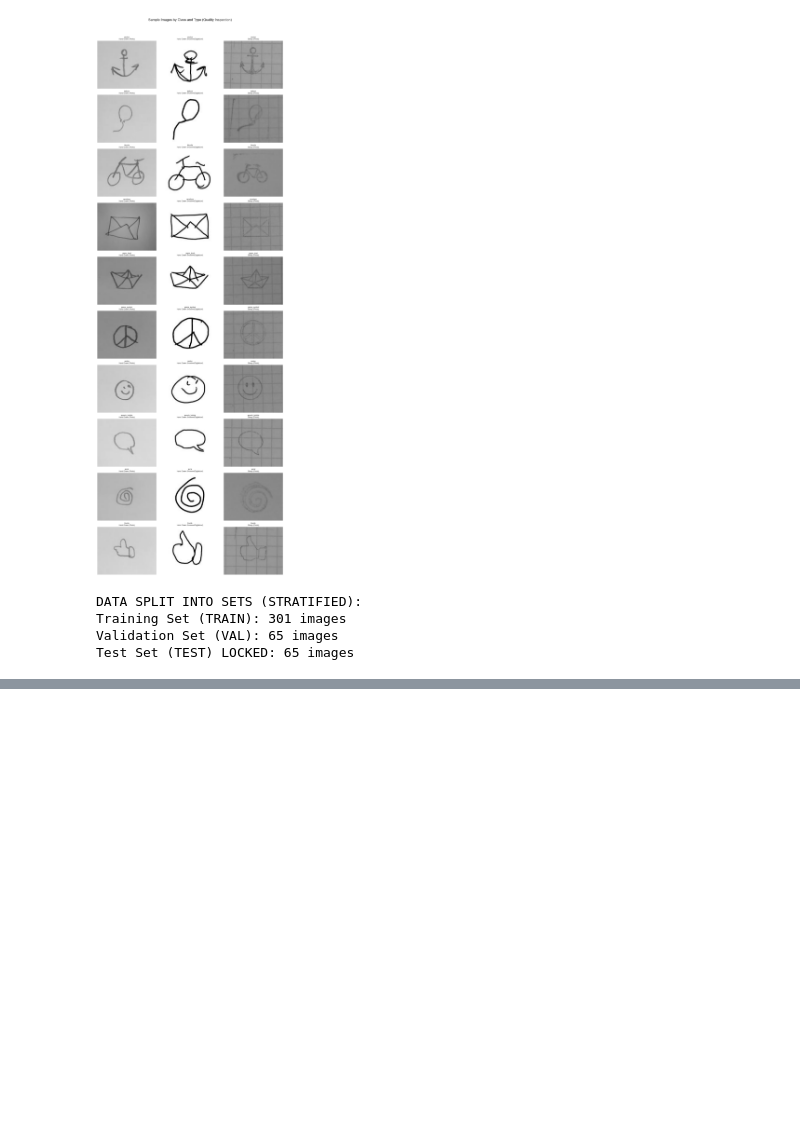
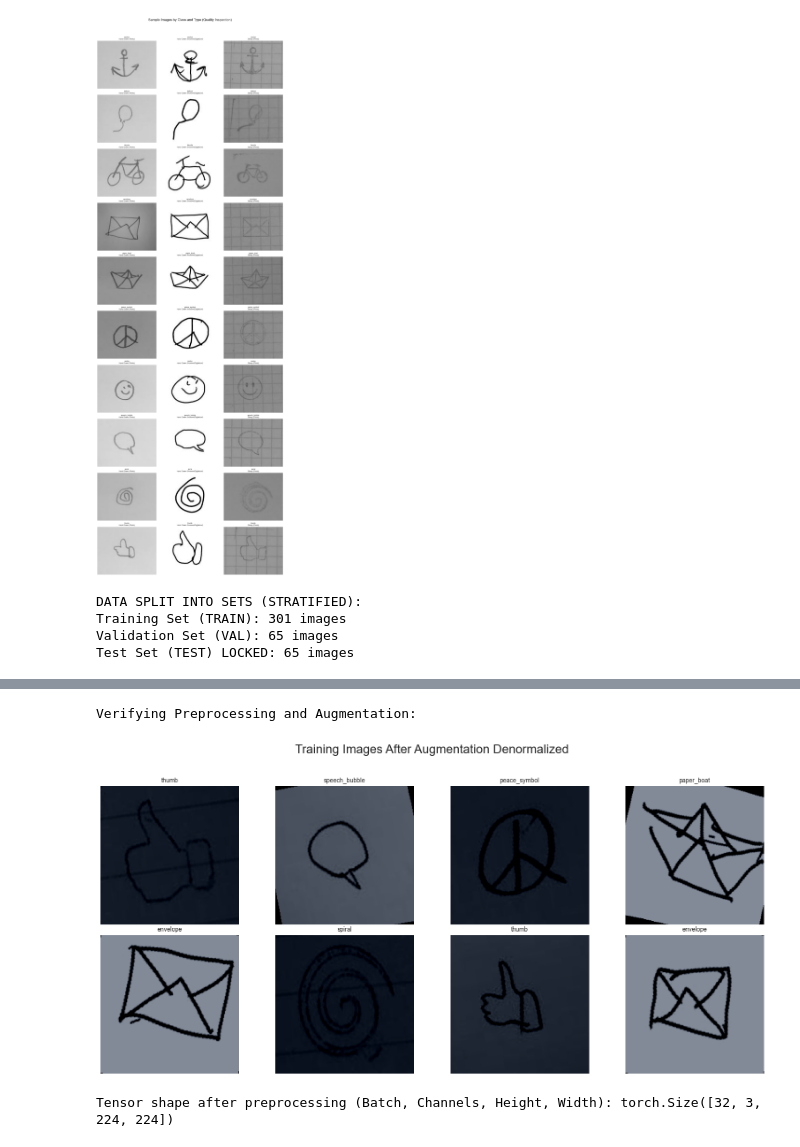
Before and after one commit to xVarmondx/computer-vision-research, a Jupyter notebook: notebook.ipynb, the cells around one changed output, grey strips where cells are left out. Cells and saved outputs as stored; diff of their text form; code cells hidden in the pictures; blank space fills up the shorter version.

Commit message:
Feat: Preprocessing - Finalize data pipeline for ResNet

```diff
--- a/notebook.ipynb
+++ b/notebook.ipynb
@@ -177,6 +177,9 @@ val_relative_size = VAL_SIZE / (1 - TEST_SIZE)
 
 train_df, val_df = train_test_split(train_val_df, test_size=val_relative_size, random_state=42, stratify=train_val_df["class_name"])
 
+GLOBAL_CLASS_TO_IDX = {name: i for i, name in enumerate(train_df['class_name'].unique())}
+GLOBAL_IDX_TO_CLASS = {i: name for name, i in GLOBAL_CLASS_TO_IDX.items()}
+
 print("DATA SPLIT INTO SETS (STRATIFIED):")
 print(f"Training Set (TRAIN): {len(train_df)} images")
 print(f"Validation Set (VAL): {len(val_df)} images")
@@ -188,0 +276,39 @@ Test Set (TEST) LOCKED: 65 images
+# %%
+# Helper function for denormalization (reverses normalization for visualization)
+def denormalize(tensor):
+    img_array = tensor.cpu().detach().numpy().transpose((1, 2, 0))
+    mean = np.array(IMAGENET_MEAN)
+    std = np.array(IMAGENET_STD)
+    img_array *= std
+
+    return np.clip(img_array, 0, 1)
+
+print("Verifying Preprocessing and Augmentation:")
+
+images, labels = next(iter(train_loader))
+plt.figure(figsize=(16, 8))
+
+for i in range(8):
+    if i >= images.shape[0]:
+        break
+
+    ax = plt.subplot(2, 4, i + 1)
+
+    image_denorm = denormalize(images[i])
+
+    # Ponieważ konwertowaliśmy Grayscale na RGB, wyświetlamy normalnie
+
+    plt.imshow(image_denorm)
+    plt.title(GLOBAL_IDX_TO_CLASS[labels[i].item()], fontsize=10)
+    plt.axis('off')
+
+plt.suptitle("Training Images After Augmentation Denormalized", fontsize=20)
+plt.tight_layout(rect=[0, 0.03, 1, 0.95])
+plt.show()
+
+# Tensor shape check (sprawdzenie kształtu)
+print(f"\nTensor shape after preprocessing (Batch, Channels, Height, Width): {images.shape}")
+# %% [output]
+Verifying Preprocessing and Augmentation:
+[figure, added]
+Tensor shape after preprocessing (Batch, Channels, Height, Width): torch.Size([32, 3, 224, 224])
```
Also changed, not shown: parts of 2 cells of this notebook.
